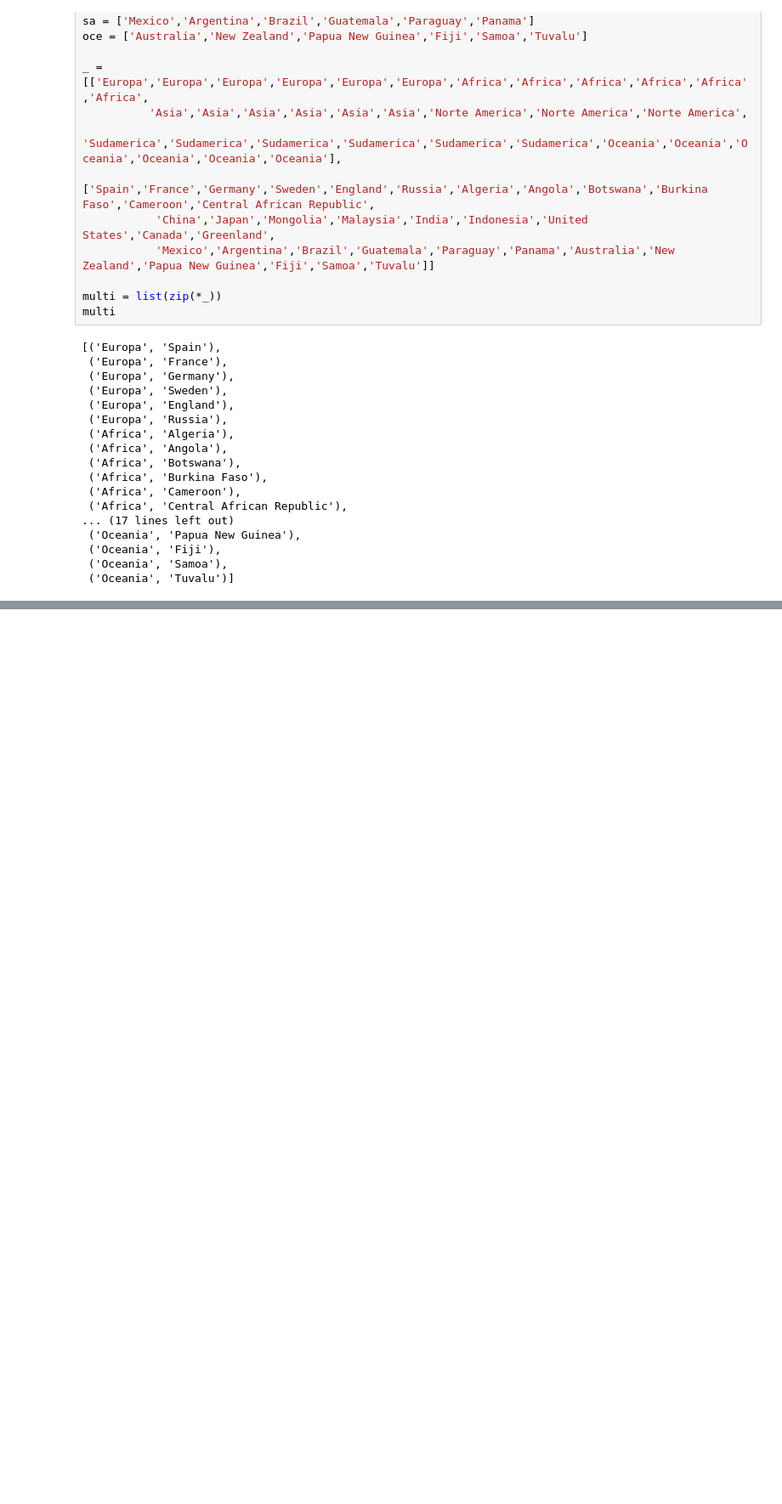
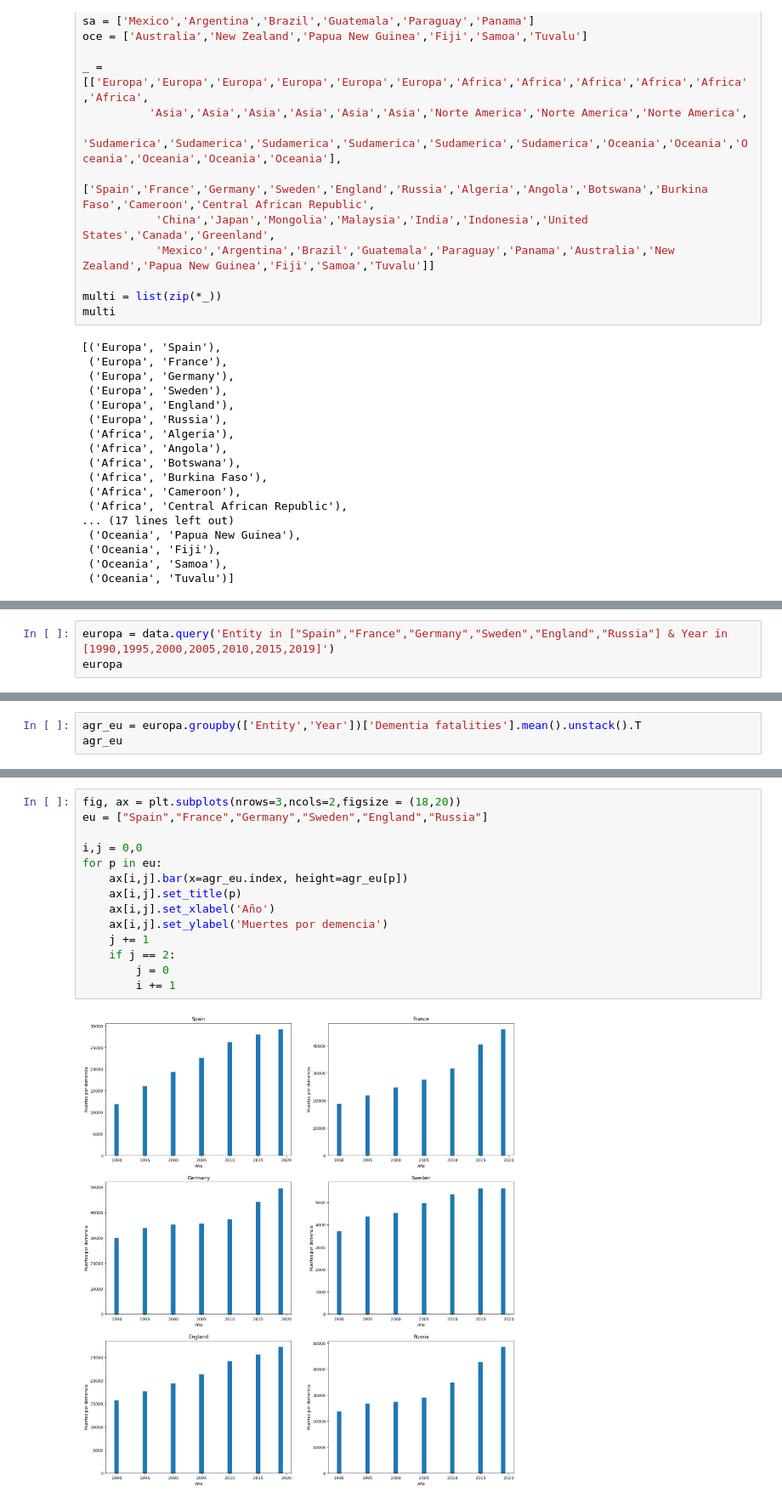
Before and after one commit to alegonzjur/ProyectoTFG, a Jupyter notebook: data/comp.ipynb, the cells around one changed output, grey strips where cells are left out. Shown at 85% size. Cells and saved outputs as stored; diff of their text form; blank space fills up the shorter version.

```diff
--- a/data/comp.ipynb
+++ b/data/comp.ipynb
@@ -264,0 +274,3 @@ multi
+# %%
+europa = data.query('Entity in ["Spain","France","Germany","Sweden","England","Russia"] & Year in [1990,1995,2000,2005,2010,2015,2019]')
+europa
@@ -264,0 +296,3 @@ multi
+# %%
+agr_eu = europa.groupby(['Entity','Year'])['Dementia fatalities'].mean().unstack().T
+agr_eu
@@ -264,0 +309,16 @@ multi
+# %%
+fig, ax = plt.subplots(nrows=3,ncols=2,figsize = (18,20))
+eu = ["Spain","France","Germany","Sweden","England","Russia"]
+
+i,j = 0,0
+for p in eu:
+    ax[i,j].bar(x=agr_eu.index, height=agr_eu[p])
+    ax[i,j].set_title(p)
+    ax[i,j].set_xlabel('Año')
+    ax[i,j].set_ylabel('Muertes por demencia')
+    j += 1
+    if j == 2:
+        j = 0
+        i += 1
+# %% [output]
+[figure, added]
```
Also changed, not shown: parts of 8 cells of this notebook.
